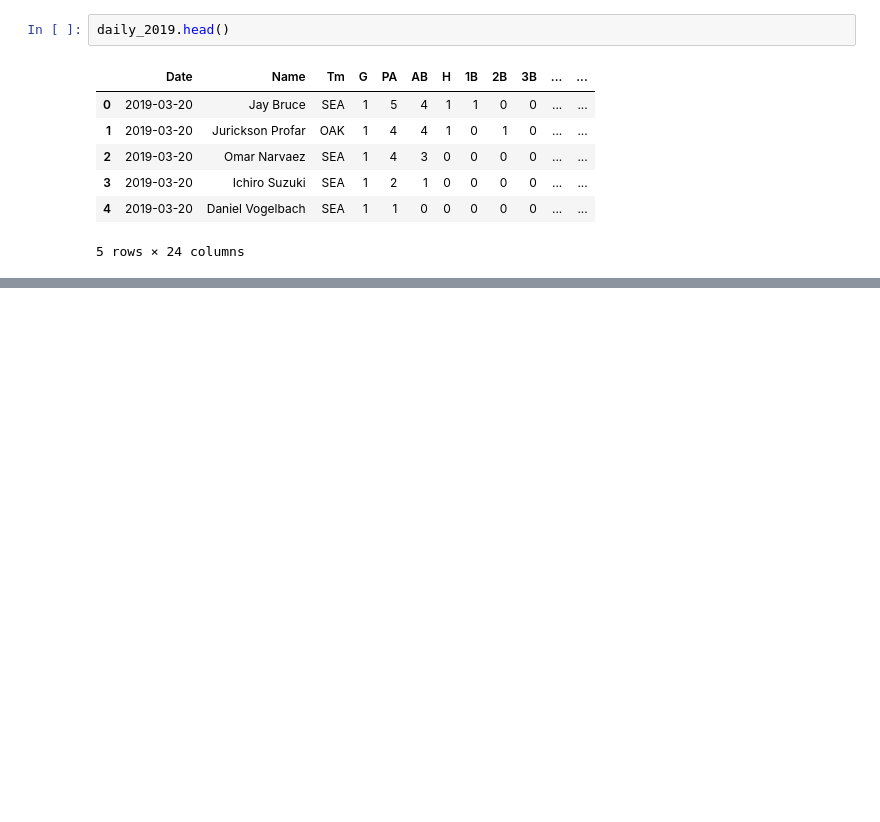
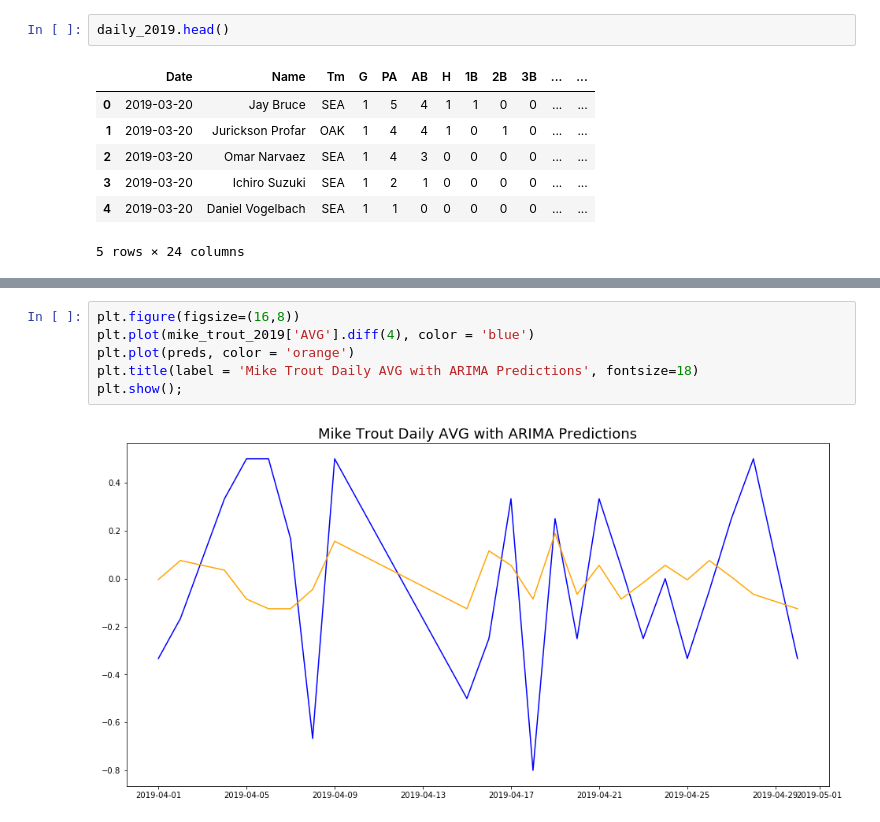
Before and after one commit to BrianLKane/capstone, a Jupyter notebook: code/informal_EDA.ipynb, the cells around one changed output, grey strips where cells are left out. Drawn from its saved outputs; the diff is of its cells as text; blank space fills up the shorter version.

```diff
--- a/code/informal_EDA.ipynb
+++ b/code/informal_EDA.ipynb
@@ -134,0 +432,8 @@ daily_2019.head()
+# %%
+plt.figure(figsize=(16,8))
+plt.plot(mike_trout_2019['AVG'].diff(4), color = 'blue')
+plt.plot(preds, color = 'orange')
+plt.title(label = 'Mike Trout Daily AVG with ARIMA Predictions', fontsize=18)
+plt.show();
+# %% [output]
+[figure, added]
```
Also changed, not shown: parts of 56 cells of this notebook, 12 other files.
